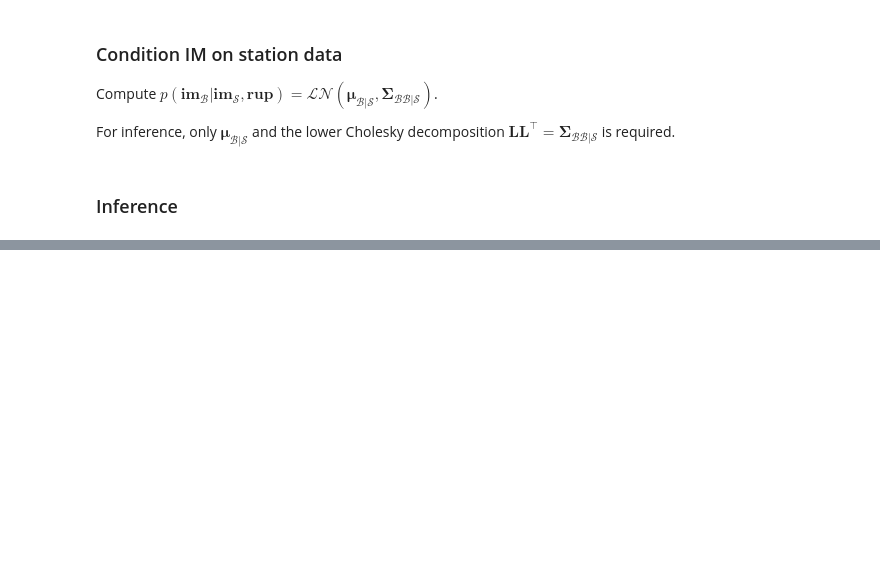
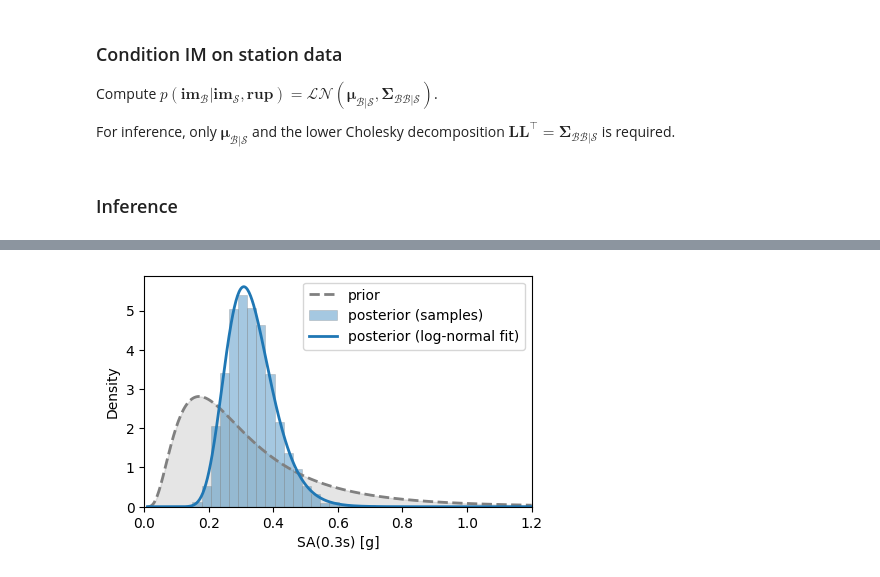
Before and after one commit to bodlukas/BayesFrag, a Jupyter notebook: example_Application.ipynb, the cells around one changed output, grey strips where cells are left out. Cells and saved outputs as stored; diff of their text form; code cells hidden in the pictures; blank space fills up the shorter version.

```diff
--- a/example_Application.ipynb
+++ b/example_Application.ipynb
@@ -617,0 +247,32 @@ ModuleNotFoundError: No module named 'matplotlib'
+# %%
+# Site ID to plot
+sid = 100
+
+# Prior: Conditional on station data and rupture characteristics
+muB_prior = mu_B_S[sid] # Mean of logIM
+_, varB_prior = gpr.predict(survey_sites, full_cov=False)
+sigmaB_prior = np.sqrt(varB_prior)[sid] # Std. dev. of logIM
+
+# Posterior: Conditional on damage data, station data and rupture characteristics
+samplesB_post = posterior.get_logIM_samples(mu_B_S, L_BB_S)[sid,:]
+muB_post, sigmaB_post = stats.norm.fit(samplesB_post, method='MM')
+# %%
+im_plot = np.linspace(0.01, 1.2, 500)
+
+fig, ax = plt.subplots(figsize=(5,3))
+# Prior
+pdf = stats.lognorm.pdf(im_plot, s=sigmaB_prior, scale=np.exp(muB_prior))
+ax.plot(im_plot, pdf, color='gray', lw=2, ls='--', label='prior')
+ax.fill_between(im_plot, pdf, color='gray', alpha=0.2)
+# Posterior
+ax.hist(np.exp(samplesB_post), 20, density=True, color='tab:blue', alpha=0.4,
+    label='posterior (samples)', edgecolor='gray', lw=0.5)
+pdf = stats.lognorm.pdf(im_plot, s=sigmaB_post, scale=np.exp(muB_post))
+ax.plot(im_plot, pdf, color='tab:blue', lw=2, label='posterior (log-normal fit)')
+ax.legend()
+ax.set_xlim([0, 1.2])
+ax.set_xlabel('SA(0.3s) [g]')
+ax.set_ylabel('Density')
+plt.show()
+# %% [output]
+[figure, added]
```
Also changed, not shown: parts of 82 cells of this notebook, 16 other files.
